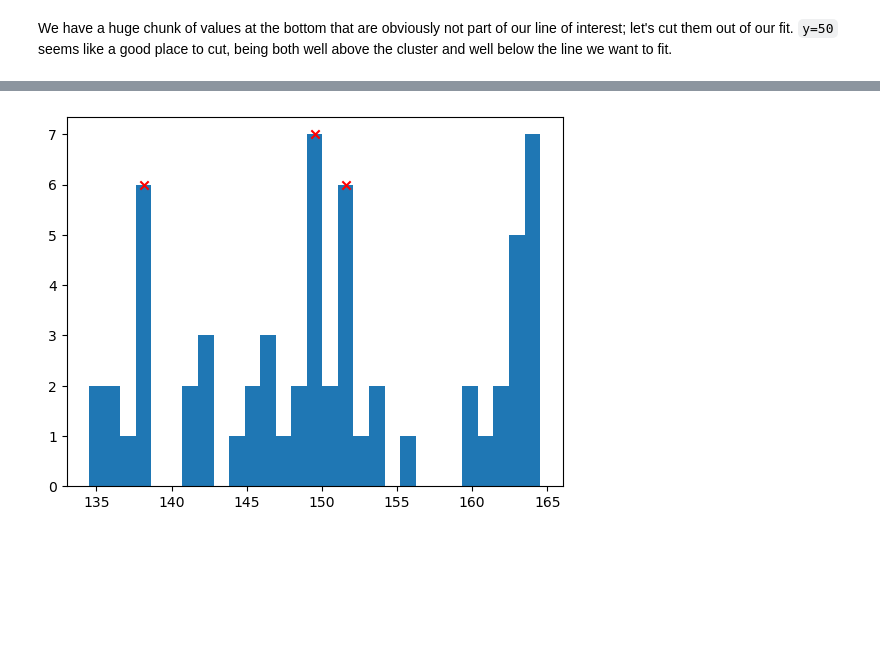
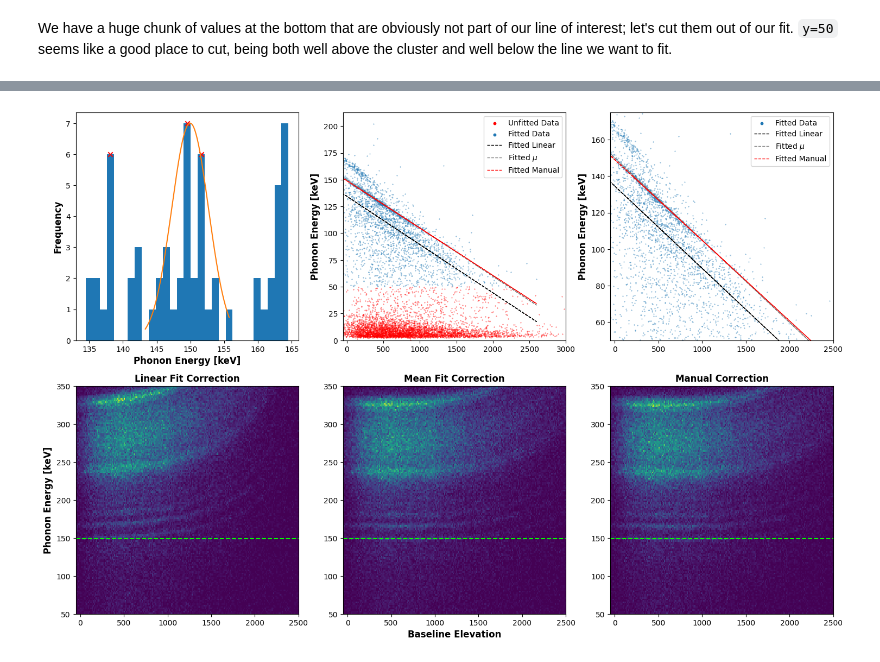
Before and after one commit to villano-lab/R76Analysis, a Jupyter notebook: AutoHV1Summary.ipynb, the cells around one changed output, grey strips where cells are left out. Drawn from its saved outputs; the diff is of its cells as text; code cells hidden in the pictures; blank space fills up the shorter version.

```diff
--- a/AutoHV1Summary.ipynb
+++ b/AutoHV1Summary.ipynb
@@ -86,17 +81,16 @@ plt.show()
 # %% [markdown]
 Now we program in that manual fit and take a look at the result.
 # %%
-for x in z: #program in the baseline correction
-    x['bscorr_man'] = x['pt_keV']/(1.+(x['PSUMbs']-18000.)*m/b)
+z['bscorr_man'] = z['pt_keV']/(1.+(z['PSUMbs']-18000.)*m/b)
 
 #Now plot it against the uncorrected version.
 fig,ax = plt.subplots(1,2,figsize=(15,6),constrained_layout=True,sharey=True) #set up plotting space
 
 fig.supxlabel("Baseline Elevation",weight="bold",fontsize=12)
 fig.supylabel("Phonon Energy [keV]",weight="bold",fontsize=12)
-ax[1].hist2d(z[4]["PSUMbs"][~z[4]["crand"]]-18000,z[4]["pt_keV"][~z[4]["crand"]],
+ax[1].hist2d(z["PSUMbs"][~z["crand"]]-18000,z["pt_keV"][~z["crand"]],
              bins=[np.linspace(-50,2500,200),np.linspace(50,350,150)])
-ax[0].hist2d(z[4]["PSUMbs"][~z[4]["crand"]]-18000,z[4]["bscorr_man"][~z[4]["crand"]],
+ax[0].hist2d(z["PSUMbs"][~z["crand"]]-18000,z["bscorr_man"][~z["crand"]],
              bins=[np.linspace(-50,2500,200),np.linspace(50,350,150)])
 ax[0].axhline(149,color='lime',linestyle='--')
 ax[0].set_title("Manual Correction",weight="bold",size=16)
@@ -126,21 +124,25 @@ let's cut them out of our fit. `y=50` seems like a good place to cut, being both
 def f(x,m=m,b=b): return m*x+b #Define the equation of a line for fitting.
 
 #Define our data points with our new y > 50 fit
-x = z[4]["PSUMbs"][~z[4]["crand"] & z[4]["cphi1"] & z[4]["cam"] & (z[4]["pt_keV"]>50)]-18000
-y = z[4]["pt_keV"][~z[4]["crand"] & z[4]["cphi1"] & z[4]["cam"] & (z[4]["pt_keV"]>50)]
+x = z["PSUMbs"][~z["crand"] & z["cphi1"] & z["cam"] & (z["pt_keV"]>50)]-18000
+y = z["pt_keV"][~z["crand"] & z["cphi1"] & z["cam"] & (z["pt_keV"]>50)]
 
 #Set up to fit
 mod = lf.Model(f); params = mod.make_params()
 params.add('m',value=-0.2,max=0,min=-1);params.add('b',value=150,min=0) #give reasonable constraints
 fit = mod.fit(y,params,x=x)
 
-plt.scatter(z[4]["PSUMbs"][~z[4]["crand"] & z[4]["cphi1"] & z[4]["cam"] & (z[4]["pt_keV"]<50)]-18000,
-            z[4]["pt_keV"][~z[4]["crand"] & z[4]["cphi1"] & z[4]["cam"] & (z[4]["pt_keV"]<50)],
+plt.scatter(z["PSUMbs"][~z["crand"] & z["cphi1"] & z["cam"] & (z["pt_keV"]<50)]-18000,
+            z["pt_keV"][~z["crand"] & z["cphi1"] & z["cam"] & (z["pt_keV"]<50)],
             s=0.1,color='red',label='Unfitted Data')
 plt.scatter(x,y,s=0.1,label='Fitted Data')
 plt.plot(x,fit.best_fit,linestyle='--',color='k',linewidth=1,label="Fit")
 
+plt.xlabel("Baseline Elevation",weight="bold",fontsize=12)
+plt.ylabel("Phonon Energy [keV]",weight="bold",fontsize=12)
 plt.xlim(-50,3000); plt.ylim(0)
 plt.legend(markerscale=10)
 plt.show()
+
+fit
 # %% [output]
@@ -150,21 +169,81 @@ We see that the slope looks good, but we don't quite reach the right intercept.
 # %%
 #Set up the histogram to seek data in
+fig,ax = plt.subplots(2,3,figsize=(18,12))
 #I think that the result will be systematically low due to noise, so I start at that value and move up
 bins = np.linspace(fit.best_values['b'],fit.best_values['b']+30,30)
-h = plt.hist(y[(x<50) & (x>-50)],bins=bins); hy = h[0]; hx = h[1] #Get hist values from the plot
+h = ax[0,0].hist(y[(x<50) & (x>-50)],bins=bins); hy = h[0]; hx = h[1] #Get hist values from the plot
 hx = (hx[:-1]+hx[1:])/2
 
 #Find the peaks
 peaks, _ = sig.find_peaks(hy,height=np.mean(hy)+1) #Don't detect peaks beneath mean value
-plt.scatter(hx[peaks],hy[peaks],marker="x",color="red")
-#Find all peaks within 10 keV of each other.
+ax[0,0].scatter(hx[peaks],hy[peaks],marker="x",color="red")
+#Set up and fit a gaussian near the median of all peaks. Scaled because hy is not normalized.
+def gaussian(x,mu,sigma,A): return A*(2*np.pi)**(-1/2)/sigma*np.exp(-(x-mu)**2/(2*sigma**2))
+modg = lf.Model(gaussian); paramsg = modg.make_params()
+med = s.median(hx[peaks])
+paramsg.add('mu',value=med,min=fit.best_values['b'],max=max(hx[peaks]))
+paramsg.add('sigma',value=5,min=0)
+paramsg.add('A',value=1,min=0,vary=False)
+dist = hx[peaks][math.floor(len(peaks)/2)+1] - hx[peaks][math.floor(len(peaks)/2)] #get diff between medianish
+rangemin = med-3*dist; rangemax = med+3*dist
+rangeslice = (hx>=rangemin) & (hx<rangemax)
+hyscaled = hy[rangeslice]/sum(hy[rangeslice])/(hx[1]-hx[0])
+fitg = modg.fit(hyscaled,params=paramsg,x=hx[rangeslice])
 
+#Plot our gaussian on our histogram
+xs = np.linspace(rangemin,rangemax,1000);
+ys = gaussian(xs,fitg.best_values['mu'],fitg.best_values['sigma'],fitg.best_values['A']);
+ys *= max(hy)/max(ys)
+ax[0,0].plot(xs,ys)
+ax[0,0].set_xlabel("Phonon Energy [keV]",weight="bold",fontsize=12)
+ax[0,0].set_ylabel("Frequency"          ,weight="bold",fontsize=12)
 
-#Now fit a gaussian near the centermost peak.
+#Compare gaussian to our previous fit.
+ax[0,1].scatter(z["PSUMbs"][~z["crand"] & z["cphi1"] & z["cam"] & (z["pt_keV"]<50)]-18000,
+            z["pt_keV"][~z["crand"] & z["cphi1"] & z["cam"] & (z["pt_keV"]<50)],
+            s=0.1,color='red',label='Unfitted Data')
+ax[0,1].scatter(x,y,s=0.1,label='Fitted Data')
+ax[0,1].plot(x,fit.best_fit,linestyle='--',color='k',linewidth=1,label="Fitted Linear")
+ax[0,1].plot(x,fit.best_values['m']*x+fitg.best_values['mu'],linestyle='--',linewidth=1,color='grey',label="Fitted $\mu$")
+ax[0,1].plot(x,m*x+b,linestyle='--',color='red',linewidth=1,label='Fitted Manual')
 
-plt.xlabel("Phonon Energy [keV]",weight="bold",fontsize=12)
-plt.ylabel("Frequency"          ,weight="bold",fontsize=12)
+ax[0,1].set_ylabel("Phonon Energy [keV]",weight="bold",fontsize=12)
+ax[0,1].set_xlim(-50,3000); ax[0,1].set_ylim(0)
+ax[0,1].legend(markerscale=10)
 
+#Zoom in
+ax[0,2].scatter(x,y,s=0.1,label='Fitted Data')
+ax[0,2].plot(x,fit.best_fit,linestyle='--',color='k',linewidth=1,label="Fitted Linear")
+ax[0,2].plot(x,fit.best_values['m']*x+fitg.best_values['mu'],linestyle='--',linewidth=1,color='grey',label="Fitted $\mu$")
+ax[0,2].plot(x,m*x+b,linestyle='--',color='red',linewidth=1,label='Fitted Manual')
+
+ax[0,2].set_ylabel("Phonon Energy [keV]",weight="bold",fontsize=12)
+ax[0,2].set_xlim(-50,2500); ax[0,2].set_ylim(50,175)
+ax[0,2].legend(markerscale=10)
+
+#Now plot the two new corrections side-by-side
+
+ax[1,0].set_title("Linear Fit Correction",weight="bold",fontsize=12)
+ax[1,1].set_title("Mean Fit Correction",weight="bold",fontsize=12)
+ax[1,2].set_title("Manual Correction",weight="bold",fontsize=12)
+
+L = fit.best_values['m']/fit.best_values['b']
+G = fit.best_values['m']/fitg.best_values['mu']
+z['bscorr_lin'] = z['pt_keV']/(1.+(z['PSUMbs']-18000.)*L)
+z['bscorr_gau'] = z['pt_keV']/(1.+(z['PSUMbs']-18000.)*G)
+
+ax[1,1].set_xlabel("Baseline Elevation",weight="bold",fontsize=12) #suplabel is weirdly spaced
+ax[1,0].set_ylabel("Phonon Energy [keV]",weight="bold",fontsize=12)
+ax[1,0].hist2d(z["PSUMbs"][~z["crand"]]-18000,z["bscorr_lin"][~z["crand"]],
+             bins=[np.linspace(-50,2500,200),np.linspace(50,350,150)])
+ax[1,1].hist2d(z["PSUMbs"][~z["crand"]]-18000,z["bscorr_gau"][~z["crand"]],
+             bins=[np.linspace(-50,2500,200),np.linspace(50,350,150)])
+ax[1,2].hist2d(z["PSUMbs"][~z["crand"]]-18000,z["bscorr_man"][~z["crand"]],
+             bins=[np.linspace(-50,2500,200),np.linspace(50,350,150)])
+for axs in ax[1]:
+    axs.axhline(149,color='lime',linestyle='--')
 plt.show()
+
+fitg
 # %% [output]
-[figure, old version]
+[figure, new version]
```
Also changed, not shown: parts of 11 cells of this notebook, 2 other files.
